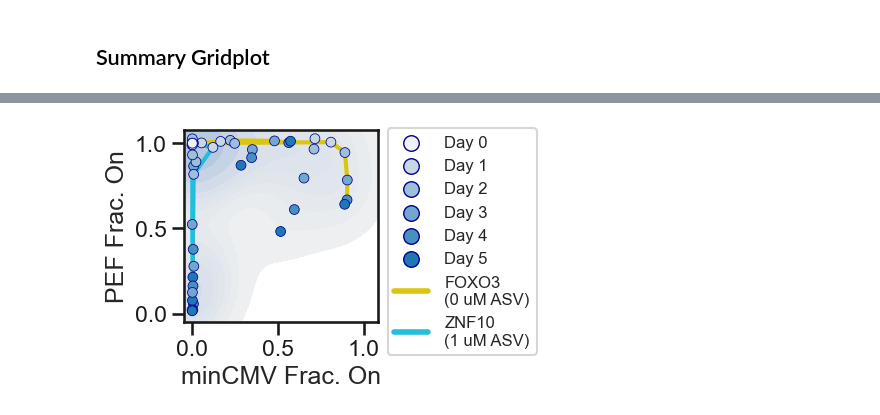
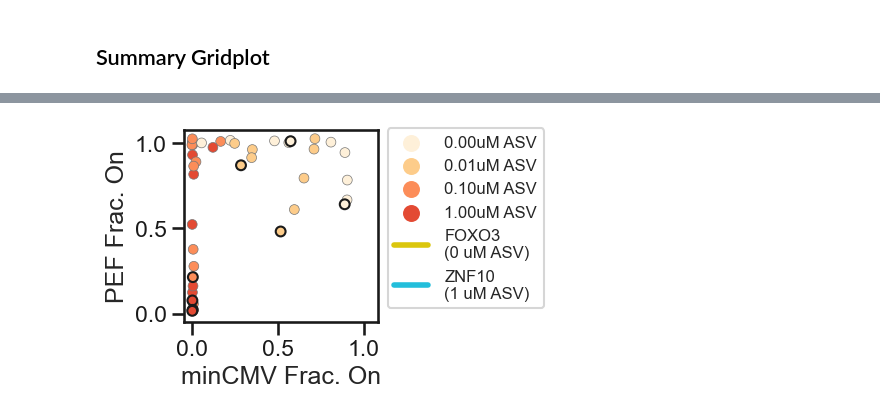
Before and after one commit to axmukund/corecruit_mukund22, a Jupyter notebook: fig_6/StaPL_dox_dosing/Dosing Data.ipynb, the cells around one changed output, grey strips where cells are left out. Drawn from its saved outputs; the diff is of its cells as text; code cells hidden in the pictures.

Commit message:
Fixing StaPL plane plot

```diff
--- a/fig_6/StaPL_dox_dosing/Dosing Data.ipynb
+++ b/fig_6/StaPL_dox_dosing/Dosing Data.ipynb
@@ -963,6 +963,7 @@ sdf = sdf.pivot(
 
 sdf["PEF"] = 1 - sdf["PEF"]
 sdf["day"] = np.array(sdf["day"]).astype(int)
+sdf = sdf.sort_values(by="day")
 sdf
 # %% [output]
 | reporter | effector | asv | dox | day | CMV | PEF |
@@ -985,48 +1010,49 @@ sdf
 # %%
 fig, ax = plt.subplots(figsize=(2.5, 2.5))
 
-sns.kdeplot(
-    data=sdf,
-    x="CMV",
-    y="PEF",
-    fill=True,
-    cmap=sns.light_palette("lightsteelblue", as_cmap=True),
-    legend=False,
-    zorder=-10,
-    ax=ax,
-)
+# sns.kdeplot(
+#     data=sdf,
+#     x="CMV",
+#     y="PEF",
+#     fill=False,
+#     cmap=sns.light_palette("lightsteelblue", as_cmap=True),
+#     legend=False,
+#     zorder=-10,
+#     ax=ax,
+# )
 
-for d in [0, 10, 100]:
-    sns.lineplot(
-        data=sdf[(sdf["asv"] == 0) & (sdf["dox"] == d)].sort_values(by="day"),
-        x="CMV",
-        y="PEF",
-        color="#dbc60d",
-        sort=False,
-        lw=3,
-        zorder=-5,
-        ax=ax,
-    )
-    sns.lineplot(
-        data=sdf[(sdf["asv"] == 1) & (sdf["dox"] == d)].sort_values(by="day"),
-        x="CMV",
-        y="PEF",
-        color="#23bedb",
-        sort=False,
-        lw=3,
-        zorder=-5,
-        ax=ax,
-    )
+# for d in [0, 10, 100]:
+#     sns.lineplot(
+#         data=sdf[(sdf["asv"] == 0) & (sdf["dox"] == d)].sort_values(by="day"),
+#         x="CMV",
+#         y="PEF",
+#         color="#dbc60d",
+#         sort=False,
+#         lw=3,
+#         zorder=-5,
+#         ax=ax,
+#     )
+#     sns.lineplot(
+#         data=sdf[(sdf["asv"] == 1) & (sdf["dox"] == d)].sort_values(by="day"),
+#         x="CMV",
+#         y="PEF",
+#         color="#23bedb",
+#         sort=False,
+#         lw=3,
+#         zorder=-5,
+#         ax=ax,
+#     )
 
 
 g = sns.scatterplot(
     data=sdf,
     x="CMV",
     y="PEF",
-    hue="day",
-    palette=sns.light_palette("tab:blue"),
-    ec="darkblue",
+    hue="asv",
+    palette=["#fef0d9", "#fdcc8a", "#fc8d59", "#e34a33"],
+    ec=["#777777" if d < 5 else "k" for d in list(sdf["day"])],
     s=50,
+    linewidth=[0.5 if d<5 else 1.5 for d in list(sdf["day"])],
     legend=True,
     ax=ax,
 )
@@ -1043,7 +1069,7 @@ l = ax.legend(
 handles, labels = ax.get_legend_handles_labels()
 handles.append(Line2D([0], [0], color="#dbc60d", lw=4))
 handles.append(Line2D([0], [0], color="#23bedb", lw=4))
-labels = ["Day " + i for i in labels]
+labels = ["{:0.2f}uM ASV".format(float(i)) for i in labels]
 labels.append("FOXO3\n(0 uM ASV)")
 labels.append("ZNF10\n(1 uM ASV)")
 l._legend_box = None
@@ -1053,23 +1079,9 @@ l.set_title(None)
 for h in l.legendHandles:
     h._sizes = [125]
     if not isinstance(h, Line2D):
-        h.set_edgecolor("darkblue")
+#         h.set_edgecolor("darkblue")
         h.set_linewidth(1)
 
-
-# palette = ["#999999", "#8981B2", "#7A69CA", "#6a51e3"]
-# custom_lines = [
-#     Line2D([0], [0], color=palette[0], lw=4),
-#     Line2D([0], [0], color=palette[1], lw=4),
-#     Line2D([0], [0], color=palette[2], lw=4),
-#     Line2D([0], [0], color=palette[3], lw=4),
-# ]
-# ax.flat[0].legend(
-#     custom_lines,
-#     ["0.00 uM ASV", "0.01 uM ASV", "0.10 um ASV", "1.00 uM ASV"],
-#     loc="center left",
-#     bbox_to_anchor=(2.675, -0.5),
-# )
 
 ax.set_xlim(-0.05, 1.08)
 ax.set_ylim(-0.05, 1.08)
@@ -1083 +1096 @@ fig.savefig("./plots/stapl_plane.pdf", bbox_inches="tight")
-[figure, old version]
+[figure, new version]
```
Also changed, not shown: parts of 6 cells of this notebook, 8 other files.
